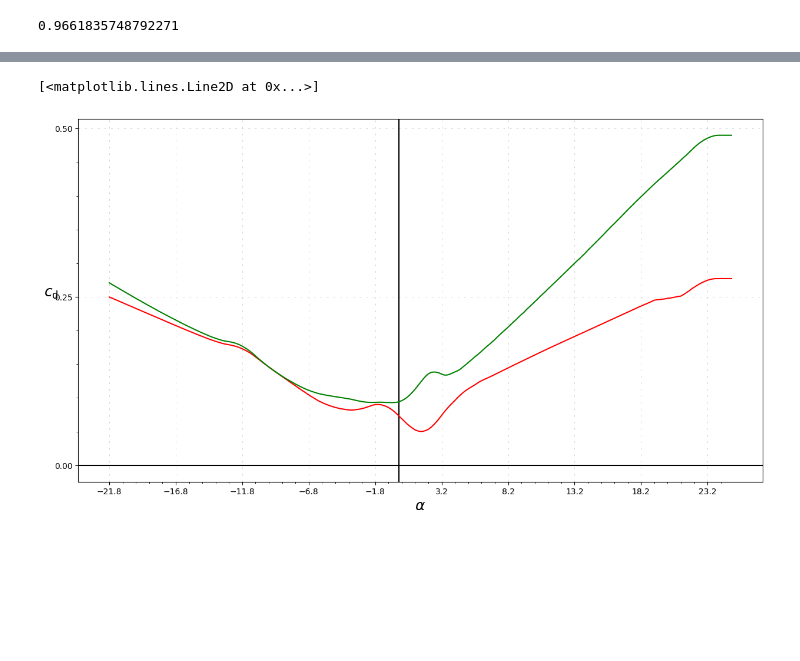
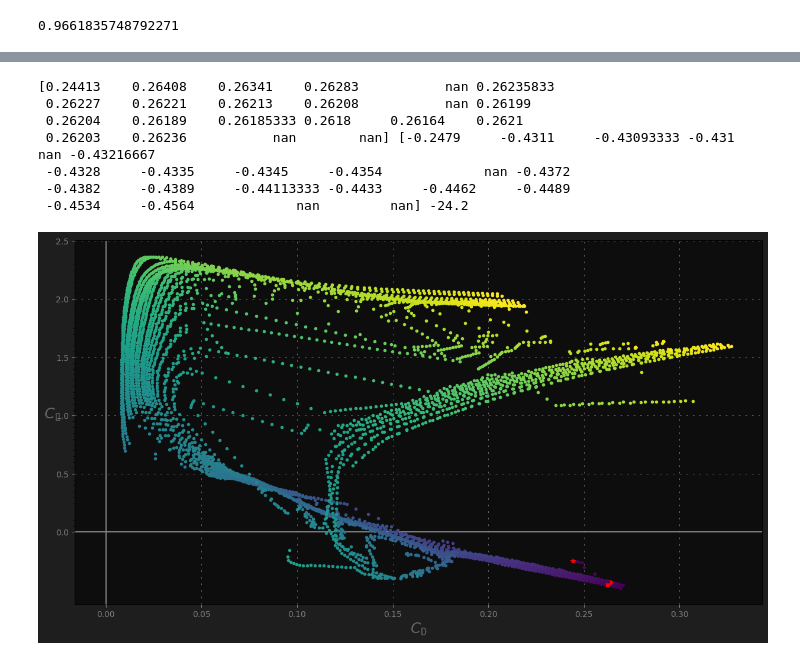
Before and after one commit to hg-heds/14bits_calc, a Jupyter notebook: Aerodynamics/lift_coef.ipynb, the cells around one changed output, grey strips where cells are left out. Saved outputs shown, nothing was run; the diff lists cells and outputs as text; code cells hidden in the pictures; blank space fills up the shorter version.

```diff
--- a/Aerodynamics/lift_coef.ipynb
+++ b/Aerodynamics/lift_coef.ipynb
@@ -12,6 +12,6 @@ MEAN_CHORD      = 300           * 1e-3  # mm
 WINGSPAN        = 1200          * 1e-3  # mm
 ASPECT_RATIO    = WINGSPAN/MEAN_CHORD
 # %%
-alpha,reynolds,cl,cd,cm = np.load("tkv2008_analysis_3_smooth.npy",allow_pickle=True)
-cl = cl[:,5]
-cd = cd[:,5]
+alpha,reynolds,cl,cd,cm = np.load("tkv2008_analysis_3.npy",allow_pickle=True)
+cl
+cd
@@ -81,41 +124,33 @@ ax.plot(alpha,CL[:],color='green')
 # %%
 ## plot
-colormap = {
-    "None":{
-        "fig_facecolor":"white",
-        "axes_lines":"black",
-        "ax_facecolor":"white",
-        "tick_color":"black",
-        "label_color":"black"
-
-    },
-    "Dark":{
-        "fig_facecolor":(0.117,0.117,0.117),
-        "axes_lines":"grey",
-        "ax_facecolor":(0.05,0.05,0.05),
-        "tick_color":"grey",
-        "label_color":(0.4,0.4,0.4)
-
-    }
-}
-current_cm = colormap['None']
+current_cm = colormap['Dark']
 fig = plt.figure(figsize=(15,8))
 fig.set_facecolor(current_cm['fig_facecolor'])
 ax = fig.add_subplot(1,1,1)
-ax.set_ylabel("$c_{\\mathtt{d}}$",rotation=0,color=current_cm['label_color'],fontsize=18)
-ax.set_xlabel("$\\alpha$",color=current_cm['label_color'],fontsize=18)
+ax.set_ylabel("$C_{\\mathtt{L}}$",rotation=0,color=current_cm['label_color'],fontsize=18)
+ax.set_xlabel("$C_{\\mathtt{D}}$",color=current_cm['label_color'],fontsize=18)
 ax.axvline(color=current_cm['axes_lines'])
 ax.axhline(color=current_cm['axes_lines'])
 ax.grid(which='major',linewidth=0.4,linestyle=(0, (5,15)))
-ax.set_yticks(np.arange(-0.5,3,0.05),minor=True)
-ax.set_yticks(np.arange(-0.5,3,0.25))
-ax.set_xticks(alpha[0::5],minor=True)
+ax.set_yticks(np.arange(0,3,0.05),minor=True)
+ax.set_yticks(np.arange(0,3,0.5))
+ax.set_xticks(np.arange(0,3,0.05),minor=True)
+ax.set_xticks(np.arange(0,3,0.05))
 ax.tick_params(axis='x', colors=current_cm['tick_color'])
 ax.tick_params(axis='y', colors=current_cm['tick_color'])
-ax.set_xticks(alpha[0::25])
 ax.set_facecolor(current_cm['ax_facecolor'])
-ax.plot(alpha,cd[:],color='red')
-ax.plot(alpha,CD[:],color='green')
+max_ef = np.argmax(cl/cd)
+for i,_ in enumerate(cd):
+    if i == max_ef:
+        ax.plot(cd[i],cl[i],'*',color='red')
+        print(cd[max_ef],cl[max_ef],alpha[max_ef])
+    else: ax.plot(cd[i],cl[i],'.',color=cmap.viridis(i/len(cd)))
 # %% [output]
-[<matplotlib.lines.Line2D at 0x...>]
+[0.24413    0.26408    0.26341    0.26283           nan 0.26235833
+ 0.26227    0.26221    0.26213    0.26208           nan 0.26199
+ 0.26204    0.26189    0.26185333 0.2618     0.26164    0.2621
+ 0.26203    0.26236           nan        nan] [-0.2479     -0.4311     -0.43093333 -0.431              nan -0.43216667
+ -0.4328     -0.4335     -0.4345     -0.4354             nan -0.4372
+ -0.4382     -0.4389     -0.44113333 -0.4433     -0.4462     -0.4489
+ -0.4534     -0.4564             nan         nan] -24.2
-[figure, old version]
+[figure, new version]
```
Also changed, not shown: parts of 8 cells of this notebook, 23 other files.
